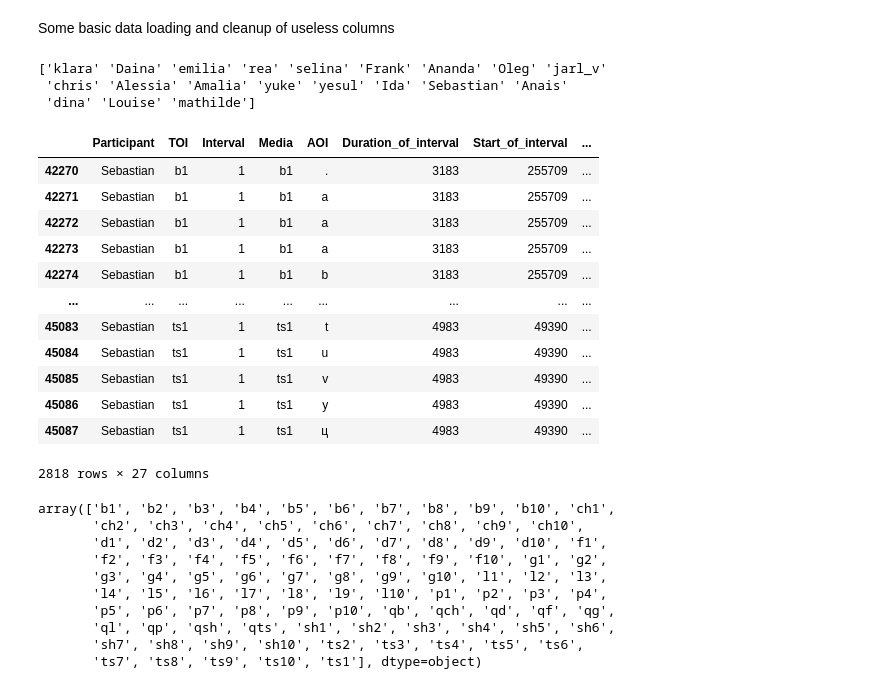
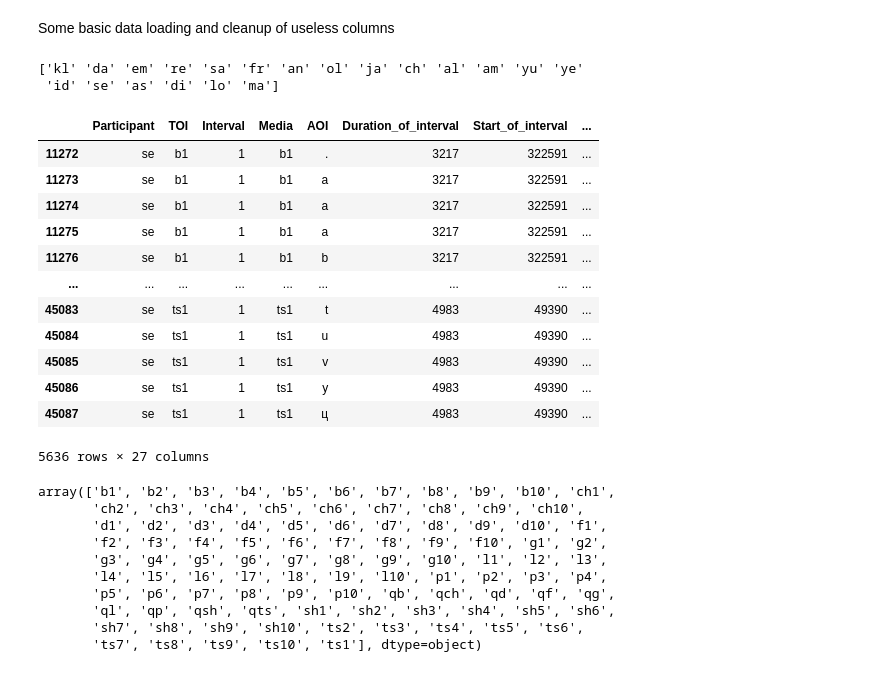
Before and after one commit to bragg13/ccs3, a Jupyter notebook: analysis.ipynb, the cells around one changed output. Cells and saved outputs as stored; diff of their text form; code cells hidden in the pictures.

Commit message:
cleaned df

```diff
--- a/analysis.ipynb
+++ b/analysis.ipynb
@@ -75,30 +74,31 @@ def clean_df(df: pd.DataFrame):
 # %%
-df = pd.read_csv(f'metrics.tsv', sep='\t')
+df = pd.read_csv(f'metrics_cleaned.tsv', sep='\t')
+# cleaned_df = clean_df(df)
+# cleaned_df.to_csv('metrics_cleaned.tsv', sep='\t', index=False)
+
 print(df["Participant"].unique())
-df = clean_df(df)
 
 participants = {name: df[df['Participant']==name] for name in df['Participant'].unique()}
 # %% [output]
-['klara' 'Daina' 'emilia' 'rea' 'selina' 'Frank' 'Ananda' 'Oleg' 'jarl_v'
- 'chris' 'Alessia' 'Amalia' 'yuke' 'yesul' 'Ida' 'Sebastian' 'Anais'
- 'dina' 'Louise' 'mathilde']
+['kl' 'da' 'em' 're' 'sa' 'fr' 'an' 'ol' 'ja' 'ch' 'al' 'am' 'yu' 'ye'
+ 'id' 'se' 'as' 'di' 'lo' 'ma']
 # %%
-jarl = participants['Sebastian']
+jarl = participants['se']
 jarl
 # %% [output]
 |  | Participant | TOI | Interval | Media | AOI | Duration_of_interval | Start_of_interval | ... |
-| 42270 | Sebastian | b1 | 1 | b1 | . | 3183 | 255709 | ... |
-| 42271 | Sebastian | b1 | 1 | b1 | a | 3183 | 255709 | ... |
-| 42272 | Sebastian | b1 | 1 | b1 | a | 3183 | 255709 | ... |
-| 42273 | Sebastian | b1 | 1 | b1 | a | 3183 | 255709 | ... |
-| 42274 | Sebastian | b1 | 1 | b1 | b | 3183 | 255709 | ... |
+| 11272 | se | b1 | 1 | b1 | . | 3217 | 322591 | ... |
+| 11273 | se | b1 | 1 | b1 | a | 3217 | 322591 | ... |
+| 11274 | se | b1 | 1 | b1 | a | 3217 | 322591 | ... |
+| 11275 | se | b1 | 1 | b1 | a | 3217 | 322591 | ... |
+| 11276 | se | b1 | 1 | b1 | b | 3217 | 322591 | ... |
 | ... | ... | ... | ... | ... | ... | ... | ... | ... |
-| 45083 | Sebastian | ts1 | 1 | ts1 | t | 4983 | 49390 | ... |
-| 45084 | Sebastian | ts1 | 1 | ts1 | u | 4983 | 49390 | ... |
-| 45085 | Sebastian | ts1 | 1 | ts1 | v | 4983 | 49390 | ... |
-| 45086 | Sebastian | ts1 | 1 | ts1 | y | 4983 | 49390 | ... |
-| 45087 | Sebastian | ts1 | 1 | ts1 | ц | 4983 | 49390 | ... |
+| 45083 | se | ts1 | 1 | ts1 | t | 4983 | 49390 | ... |
+| 45084 | se | ts1 | 1 | ts1 | u | 4983 | 49390 | ... |
+| 45085 | se | ts1 | 1 | ts1 | v | 4983 | 49390 | ... |
+| 45086 | se | ts1 | 1 | ts1 | y | 4983 | 49390 | ... |
+| 45087 | se | ts1 | 1 | ts1 | ц | 4983 | 49390 | ... |
-2818 rows × 27 columns
+5636 rows × 27 columns
 # %%
 jarl.columns
 
```
Also changed, not shown: parts of 4 cells of this notebook, 3 other files.
